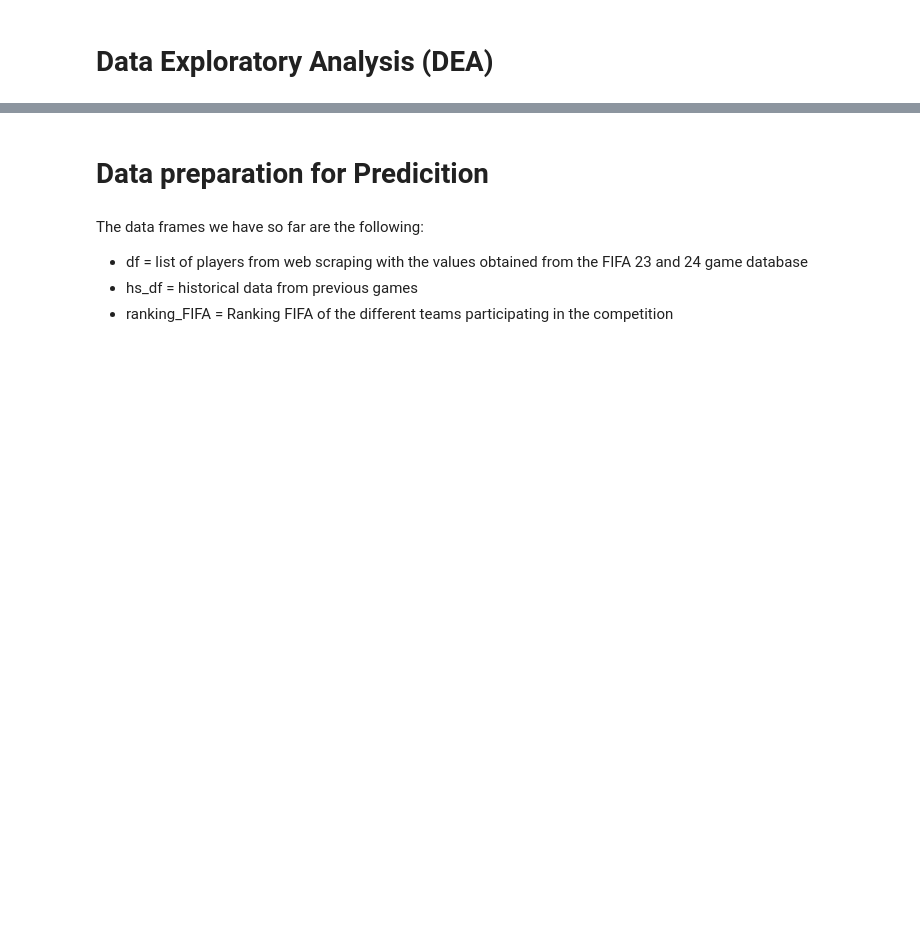
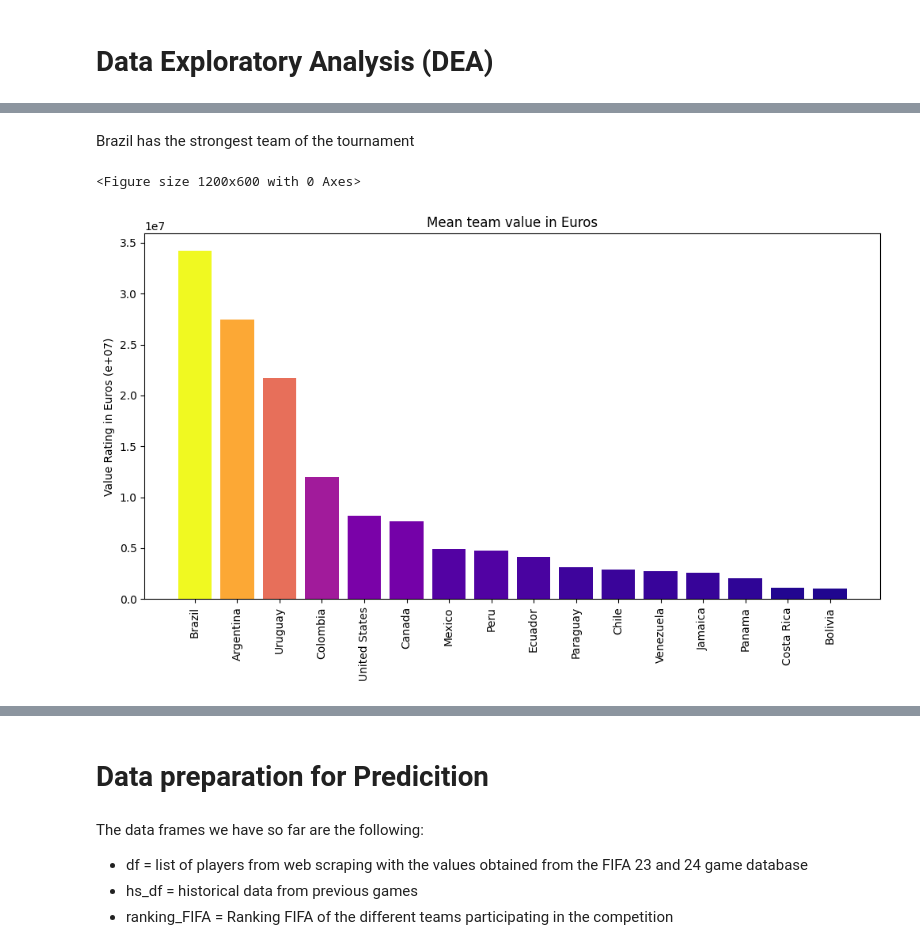
Before and after one commit to arielwendichansky/Copa-America-Model-2024, a Jupyter notebook: Copa_America_final_project.ipynb, the cells around one changed output, grey strips where cells are left out. Drawn from its saved outputs; the diff is of its cells as text; code cells hidden in the pictures; blank space fills up the shorter version.

```diff
--- a/Copa_America_final_project.ipynb
+++ b/Copa_America_final_project.ipynb
@@ -1524,0 +1739,23 @@ ranking_FIFA.head()
+# %% [markdown]
+Brazil has the strongest team of the tournament
+# %%
+plt.figure(figsize=(12, 6))
+
+nation_mean_overall = df.groupby('Nation')['Value(in Euro)'].mean().sort_values(ascending=False)
+
+# Plot the results with a color for each nation
+plt.figure(figsize=(12, 6))
+colors = plt.cm.plasma(nation_mean_overall / nation_mean_overall.max())
+
+# Plot the bar chart with individual colors
+bars = plt.bar(nation_mean_overall.index, nation_mean_overall, color=colors)
+plt.xticks(rotation=90)  # Rotate x labels if necessary
+plt.title('Mean team value in Euros')
+plt.ylabel('Value Rating in Euros (e+07)')
+
+
+
+plt.show()
+# %% [output]
+<Figure size 1200x600 with 0 Axes>
+[figure, added]
```
Also changed, not shown: parts of 36 cells of this notebook.
